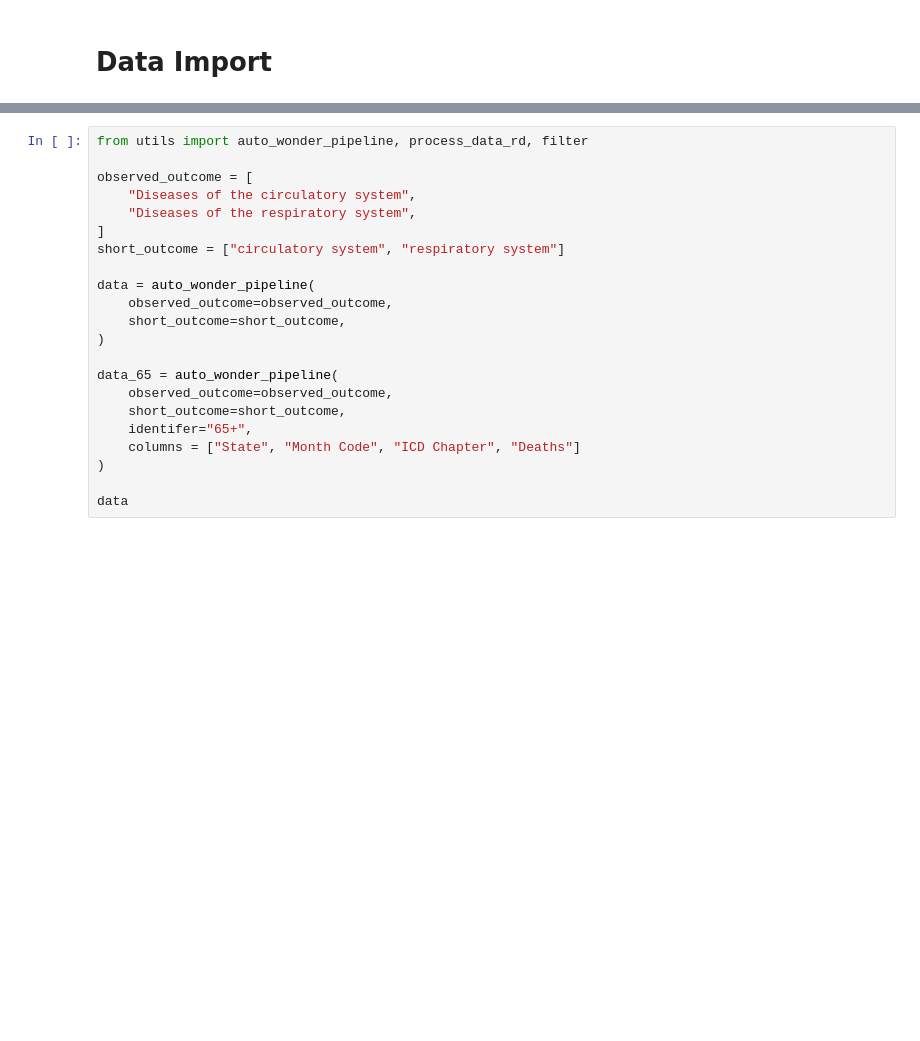
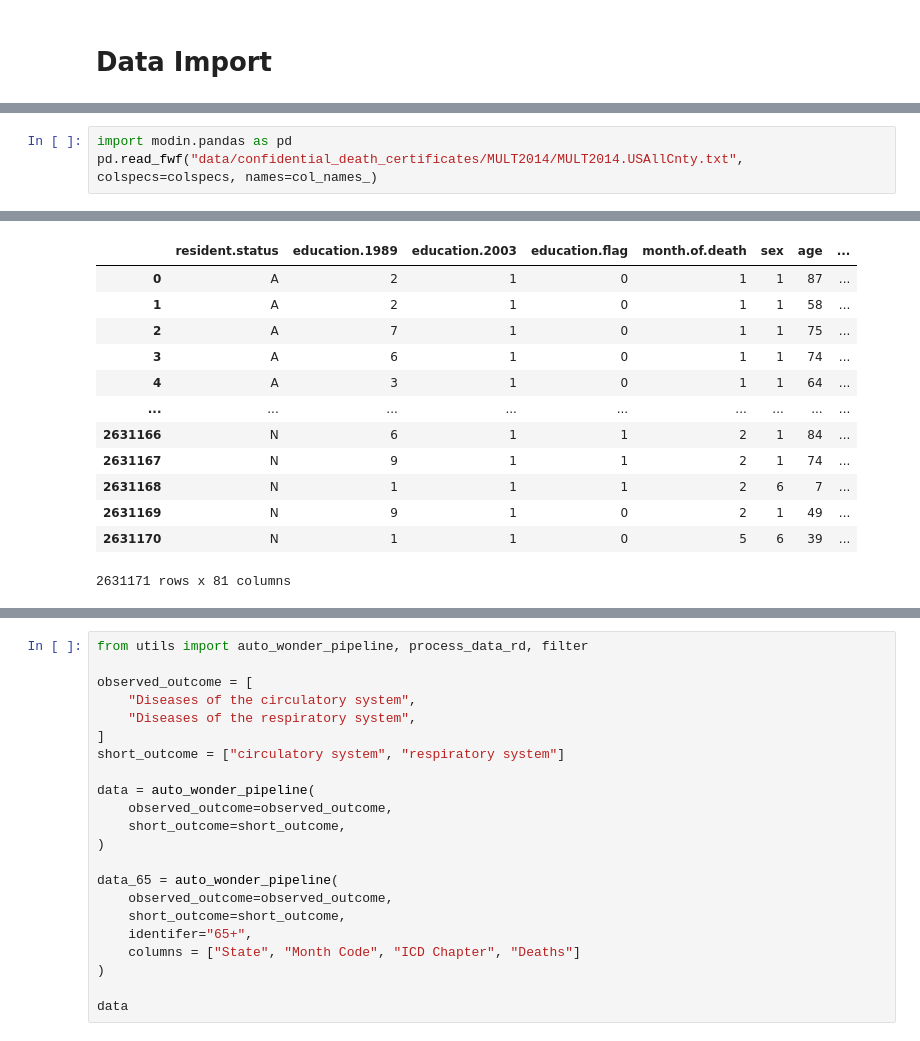
Before and after one commit to arnaud39/us_studies, a Jupyter notebook: plots.ipynb, the cells around one changed output, grey strips where cells are left out. Drawn from its saved outputs; the diff is of its cells as text; blank space fills up the shorter version.

```diff
--- a/plots.ipynb
+++ b/plots.ipynb
@@ -2,0 +71,4 @@
+# %%
+import modin.pandas as pd
+pd.read_fwf("data/confidential_death_certificates/MULT2014/MULT2014.USAllCnty.txt", colspecs=colspecs, names=col_names_)
+# %% [output]
@@ -2,0 +76,13 @@
+|  | resident.status | education.1989 | education.2003 | education.flag | month.of.death | sex | age | ... |
+| 0 | A | 2 | 1 | 0 | 1 | 1 | 87 | ... |
+| 1 | A | 2 | 1 | 0 | 1 | 1 | 58 | ... |
+| 2 | A | 7 | 1 | 0 | 1 | 1 | 75 | ... |
+| 3 | A | 6 | 1 | 0 | 1 | 1 | 74 | ... |
+| 4 | A | 3 | 1 | 0 | 1 | 1 | 64 | ... |
+| ... | ... | ... | ... | ... | ... | ... | ... | ... |
+| 2631166 | N | 6 | 1 | 1 | 2 | 1 | 84 | ... |
+| 2631167 | N | 9 | 1 | 1 | 2 | 1 | 74 | ... |
+| 2631168 | N | 1 | 1 | 1 | 2 | 6 | 7 | ... |
+| 2631169 | N | 9 | 1 | 0 | 2 | 1 | 49 | ... |
+| 2631170 | N | 1 | 1 | 0 | 5 | 6 | 39 | ... |
+2631171 rows x 81 columns
```
Also changed, not shown: parts of 10 cells of this notebook, 1 other file.
